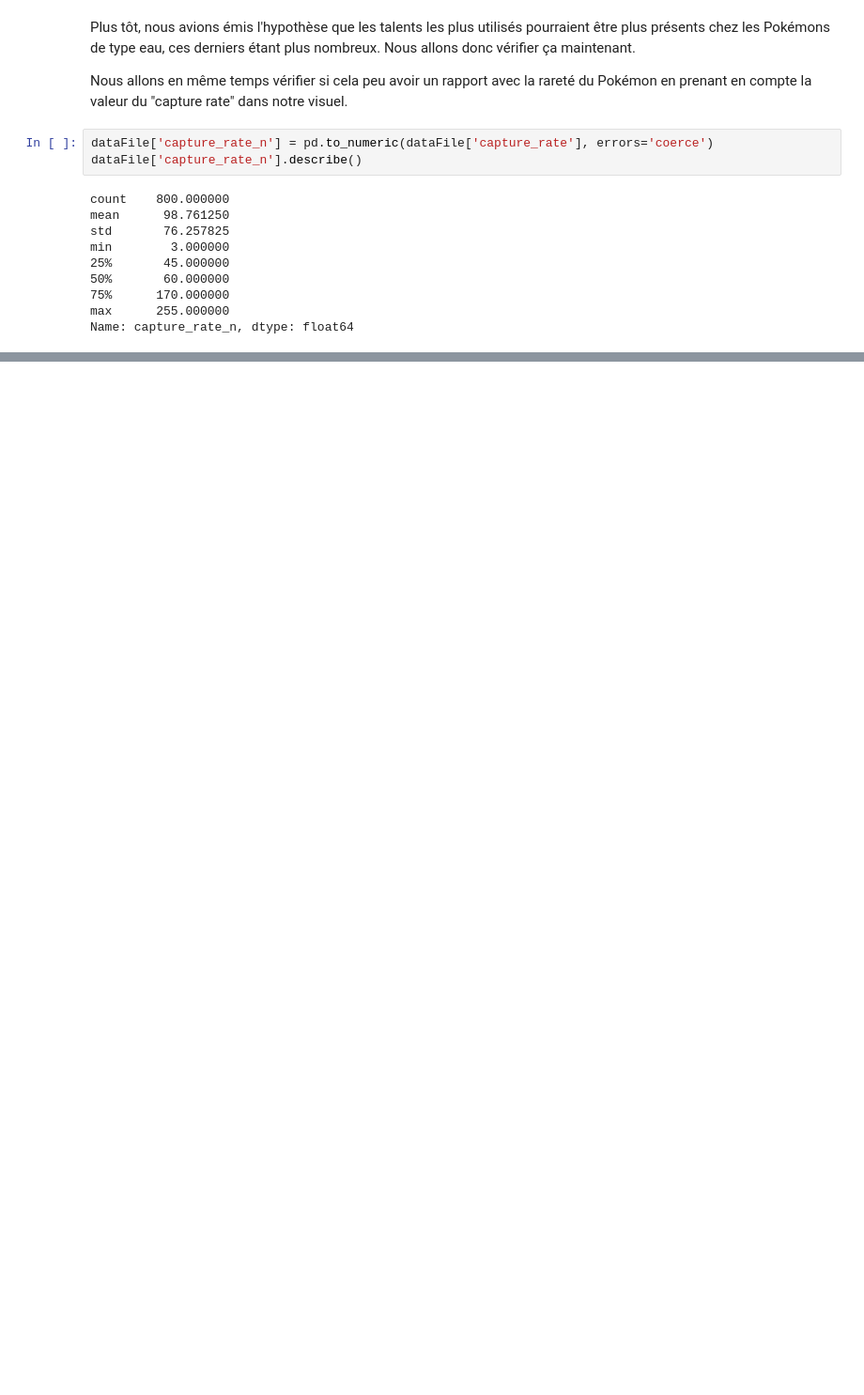
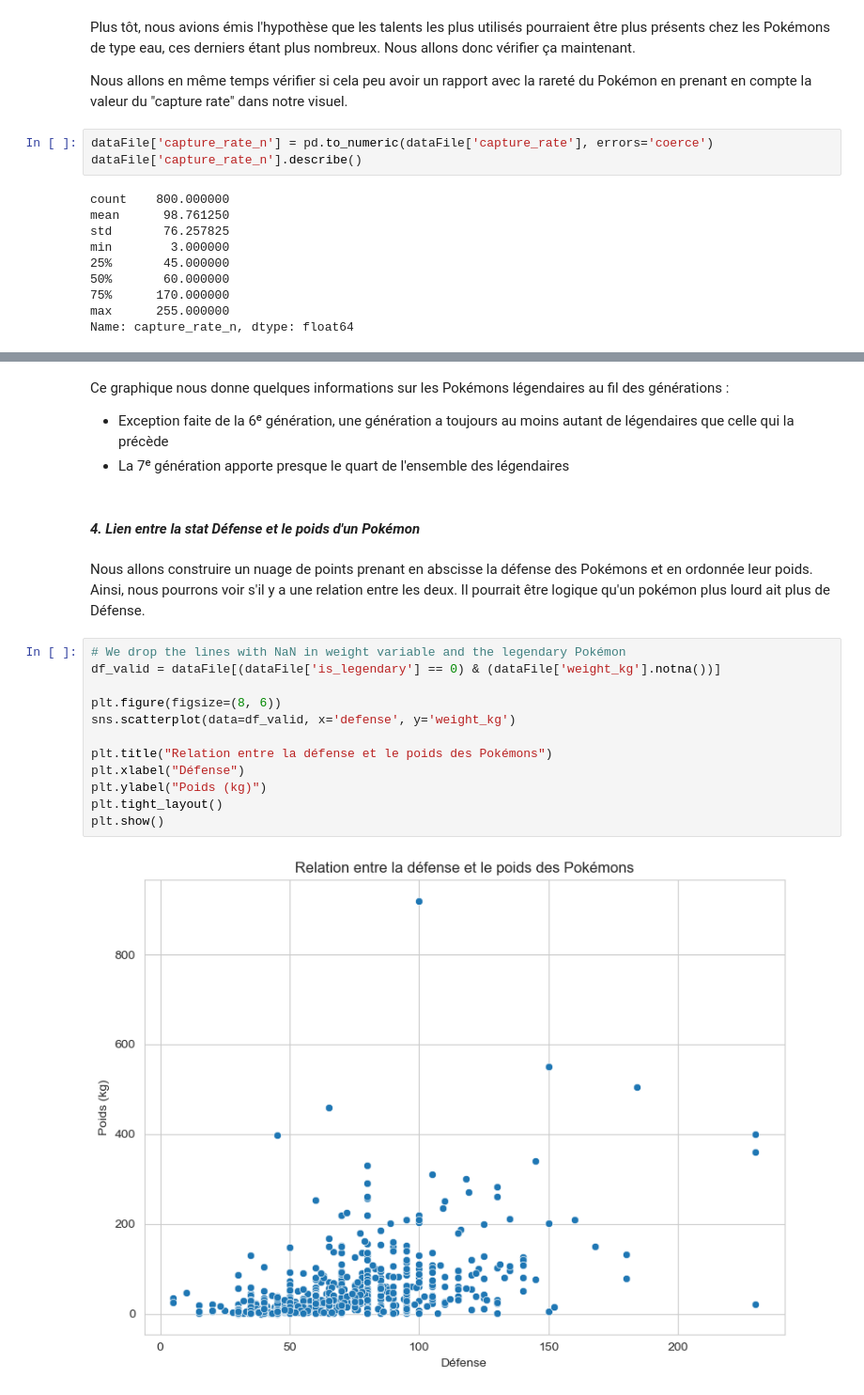
Before and after one commit to Wallblue/pokemons-stats, a Jupyter notebook: pokemon-stats.ipynb, the cells around one changed output, grey strips where cells are left out. Shown at 94% size. Drawn from its saved outputs; the diff is of its cells as text; blank space fills up the shorter version.

```diff
--- a/pokemon-stats.ipynb
+++ b/pokemon-stats.ipynb
@@ -300,0 +309,22 @@ ValueError: cannot insert types, already exists
+# %% [markdown]
+Ce graphique nous donne quelques informations sur les Pokémons légendaires au fil des générations :
+- Exception faite de la 6ᵉ génération, une génération a toujours au moins autant de légendaires que celle qui la précède
+- La 7ᵉ génération apporte presque le quart de l'ensemble des légendaires
+# %% [markdown]
+#### *4. Lien entre la stat Défense et le poids d'un Pokémon*
+# %% [markdown]
+Nous allons construire un nuage de points prenant en abscisse la défense des Pokémons et en ordonnée leur poids. Ainsi, nous pourrons voir s'il y a une relation entre les deux. Il pourrait être logique qu'un pokémon plus lourd ait plus de Défense.
+# %%
+# We drop the lines with NaN in weight variable and the legendary Pokémon
+df_valid = dataFile[(dataFile['is_legendary'] == 0) & (dataFile['weight_kg'].notna())]
+
+plt.figure(figsize=(8, 6))
+sns.scatterplot(data=df_valid, x='defense', y='weight_kg')
+
+plt.title("Relation entre la défense et le poids des Pokémons")
+plt.xlabel("Défense")
+plt.ylabel("Poids (kg)")
+plt.tight_layout()
+plt.show()
+# %% [output]
+[figure, added]
```
Also changed, not shown: parts of 18 cells of this notebook.
